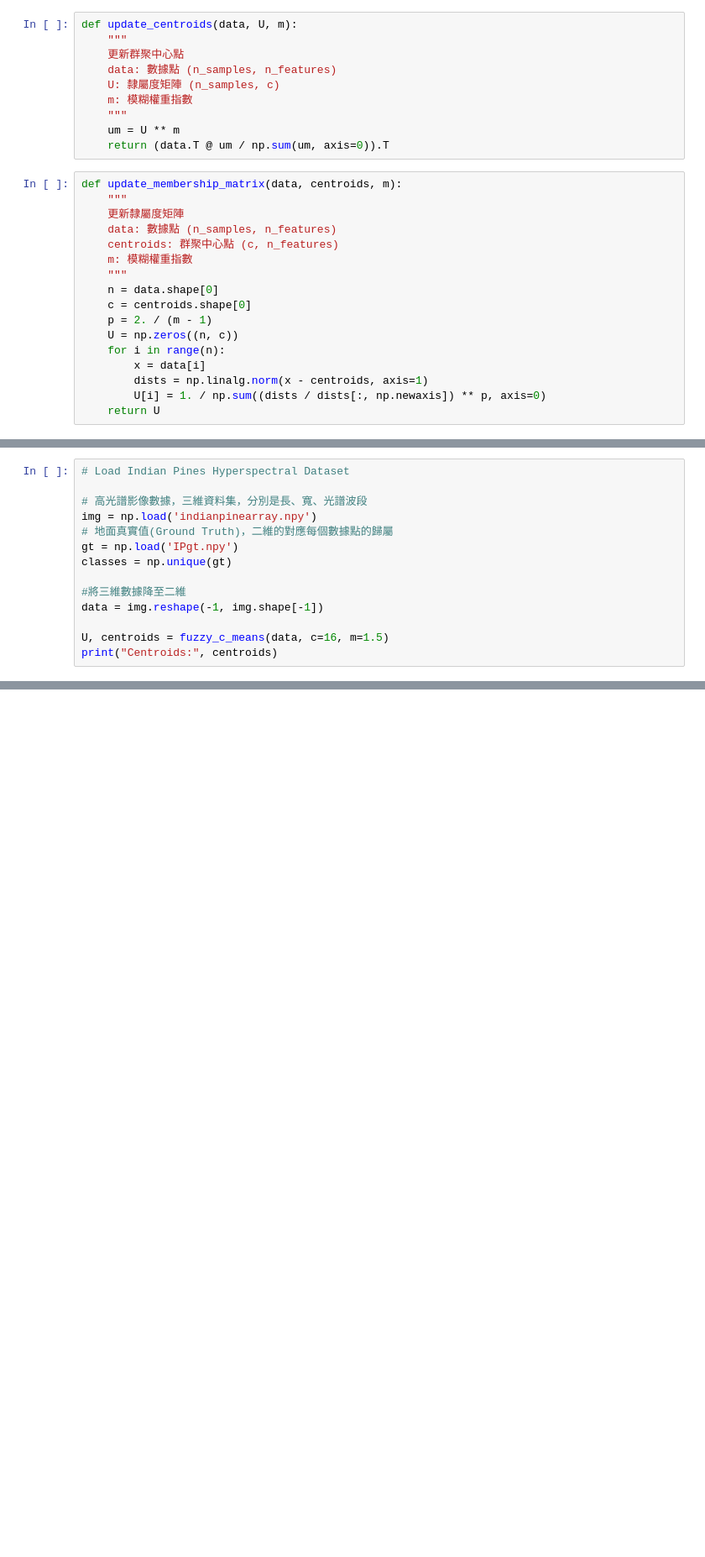
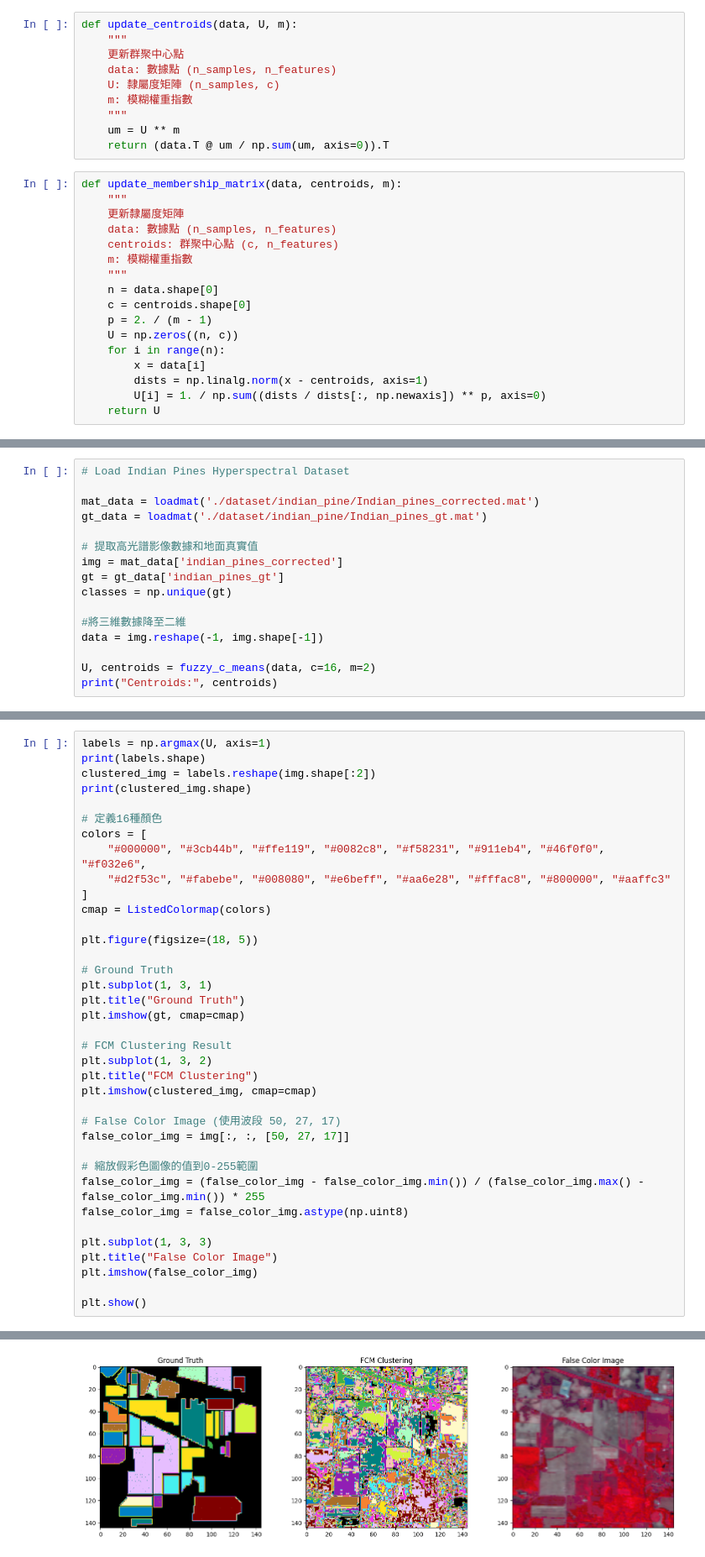
Before and after one commit to DFeng0215/FCMM, a Jupyter notebook: IP_FCM.ipynb, the cells around one changed output, grey strips where cells are left out. Shown: that part at 84% size. Drawn from its saved outputs; the diff is of its cells as text; blank space fills up the shorter version.

```diff
--- a/IP_FCM.ipynb
+++ b/IP_FCM.ipynb
@@ -72,15 +69,17 @@ def fuzzy_c_means(data, c, m, error=0.005, maxiter=1000):
 # %%
 # Load Indian Pines Hyperspectral Dataset
 
-# 高光譜影像數據，三維資料集，分別是長、寬、光譜波段
-img = np.load('indianpinearray.npy')
-# 地面真實值(Ground Truth)，二維的對應每個數據點的歸屬
-gt = np.load('IPgt.npy')
+mat_data = loadmat('./dataset/indian_pine/Indian_pines_corrected.mat')
+gt_data = loadmat('./dataset/indian_pine/Indian_pines_gt.mat')
+
+# 提取高光譜影像數據和地面真實值
+img = mat_data['indian_pines_corrected']
+gt = gt_data['indian_pines_gt']
 classes = np.unique(gt)
 
 #將三維數據降至二維
 data = img.reshape(-1, img.shape[-1])
 
-U, centroids = fuzzy_c_means(data, c=16, m=1.5)
+U, centroids = fuzzy_c_means(data, c=16, m=2)
 print("Centroids:", centroids)
 # %% [output]
@@ -112,0 +99,38 @@ print(clustered_img.shape)
+# %%
+labels = np.argmax(U, axis=1)
+print(labels.shape)
+clustered_img = labels.reshape(img.shape[:2])
+print(clustered_img.shape)
+
+# 定義16種顏色
+colors = [
+    "#000000", "#3cb44b", "#ffe119", "#0082c8", "#f58231", "#911eb4", "#46f0f0", "#f032e6",
+    "#d2f53c", "#fabebe", "#008080", "#e6beff", "#aa6e28", "#fffac8", "#800000", "#aaffc3"
+]
+cmap = ListedColormap(colors)
+
+plt.figure(figsize=(18, 5))
+
+# Ground Truth
+plt.subplot(1, 3, 1)
+plt.title("Ground Truth")
+plt.imshow(gt, cmap=cmap)
+
+# FCM Clustering Result
+plt.subplot(1, 3, 2)
+plt.title("FCM Clustering")
+plt.imshow(clustered_img, cmap=cmap)
+
+# False Color Image (使用波段 50, 27, 17)
+false_color_img = img[:, :, [50, 27, 17]]
+
+# 縮放假彩色圖像的值到0-255範圍
+false_color_img = (false_color_img - false_color_img.min()) / (false_color_img.max() - false_color_img.min()) * 255
+false_color_img = false_color_img.astype(np.uint8)
+
+plt.subplot(1, 3, 3)
+plt.title("False Color Image")
+plt.imshow(false_color_img)
+
+plt.show()
+# %% [output]
@@ -113,3 +139,4 @@ print(clustered_img.shape)
+[figure, added]
 # %%
 # 並且已經有 gt 加載和重塑為一維向量
 gt_flat = gt.flatten()
```
Also changed, not shown: parts of 6 cells of this notebook, 13 other files.
